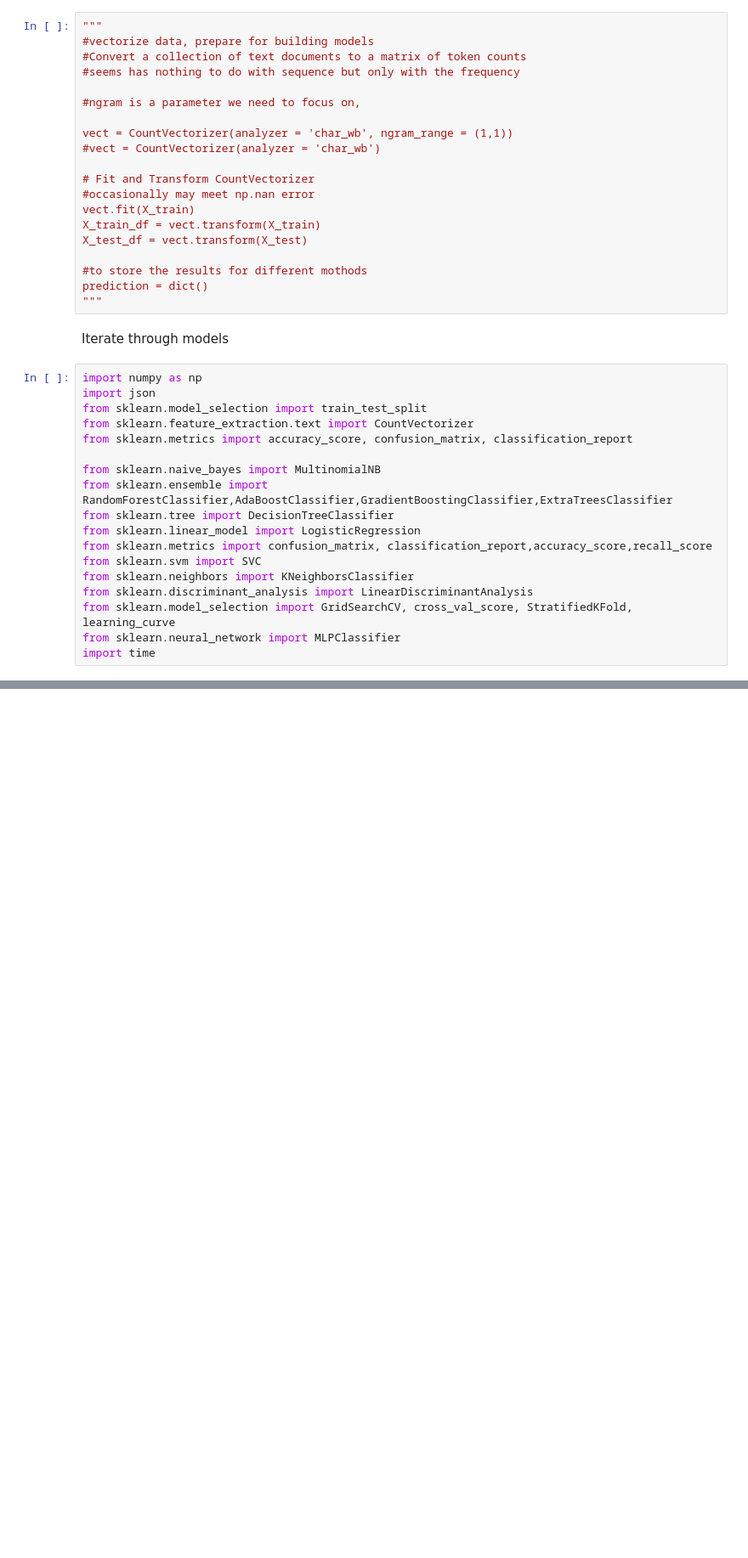
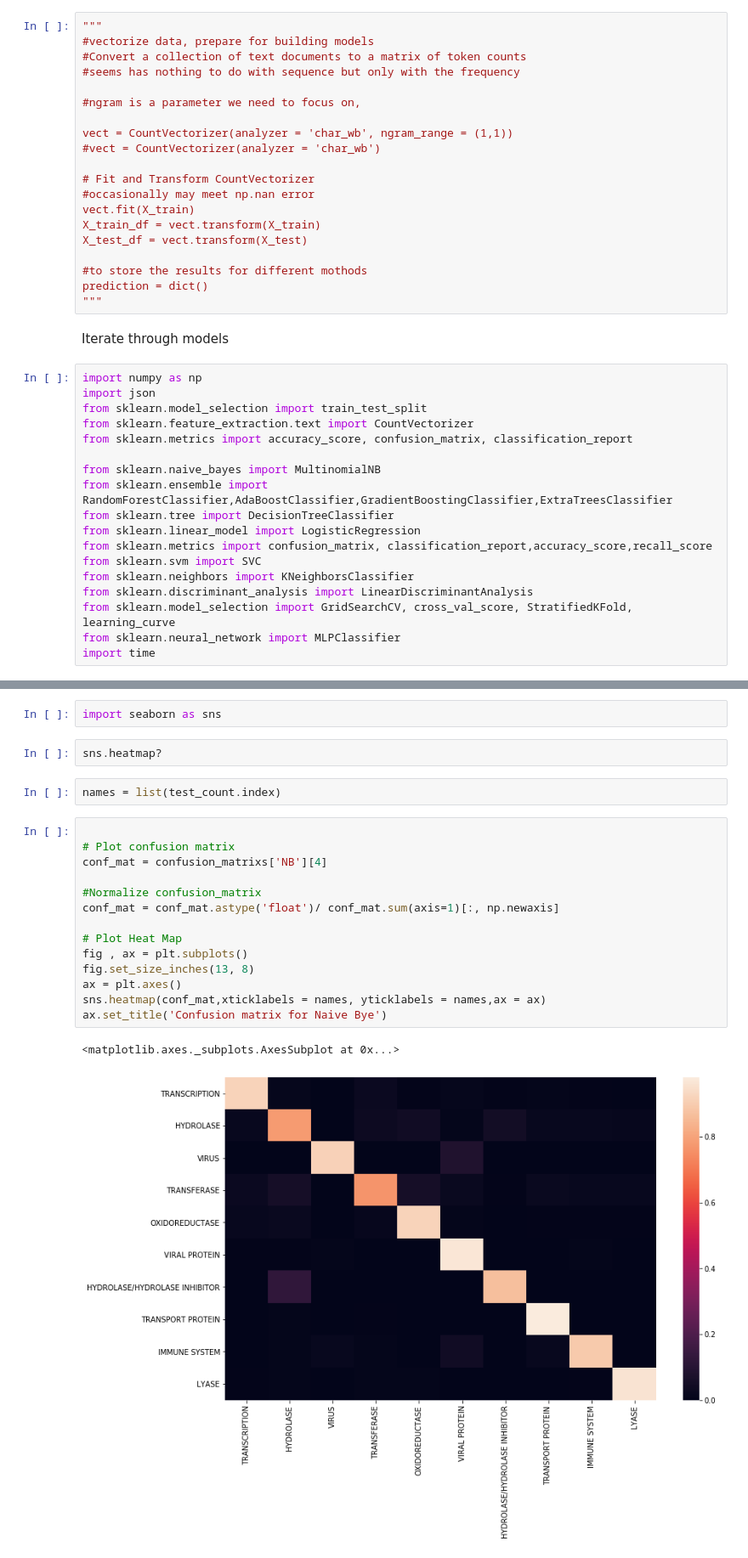
Before and after one commit to forgomania/ECE208_proj, a Jupyter notebook: Data_Process_with_balace.ipynb, the cells around one changed output, grey strips where cells are left out. Shown: that part at 85% size. Drawn from its saved outputs; the diff is of its cells as text; blank space fills up the shorter version.

```diff
--- a/Data_Process_with_balace.ipynb
+++ b/Data_Process_with_balace.ipynb
@@ -245,0 +271,23 @@ time elapsed: 1899.9940252304077
+# %%
+import seaborn as sns
+# %%
+sns.heatmap?
+# %%
+names = list(test_count.index)
+# %%
+
+# Plot confusion matrix
+conf_mat = confusion_matrixs['NB'][4]
+
+#Normalize confusion_matrix
+conf_mat = conf_mat.astype('float')/ conf_mat.sum(axis=1)[:, np.newaxis]
+
+# Plot Heat Map
+fig , ax = plt.subplots()
+fig.set_size_inches(13, 8)
+ax = plt.axes()
+sns.heatmap(conf_mat,xticklabels = names, yticklabels = names,ax = ax)
+ax.set_title('Confusion matrix for Naive Bye')
+# %% [output]
+<matplotlib.axes._subplots.AxesSubplot at 0x...>
+[figure, added]
```
Also changed, not shown: parts of 7 cells of this notebook, 1 other file.
